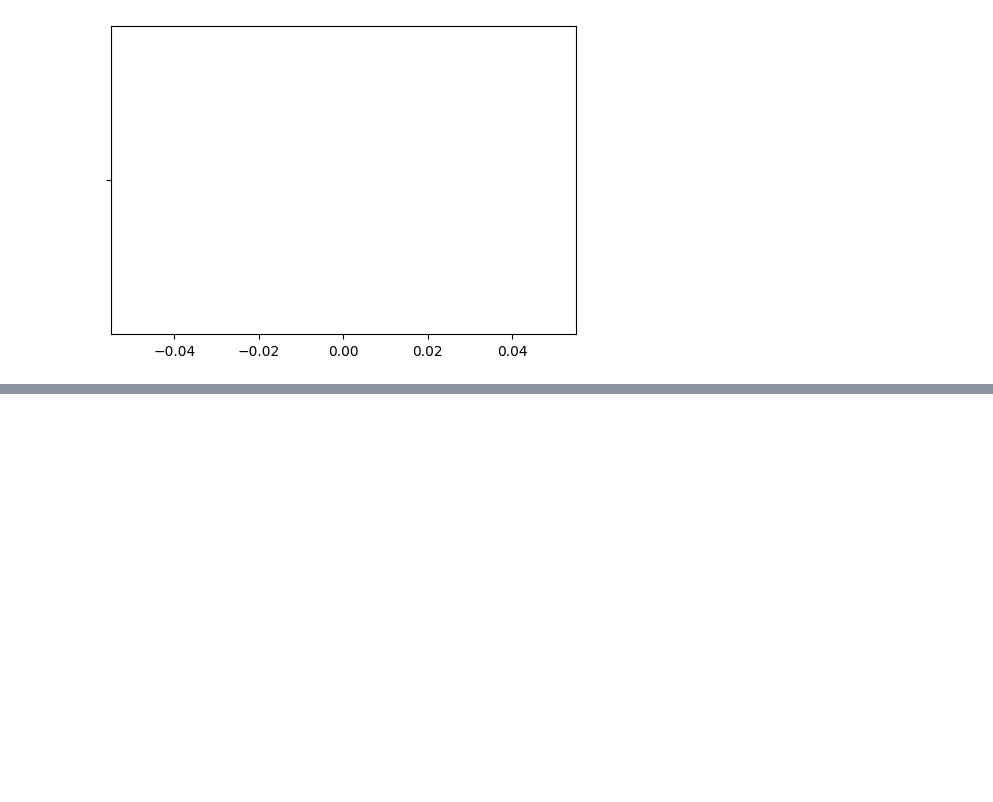
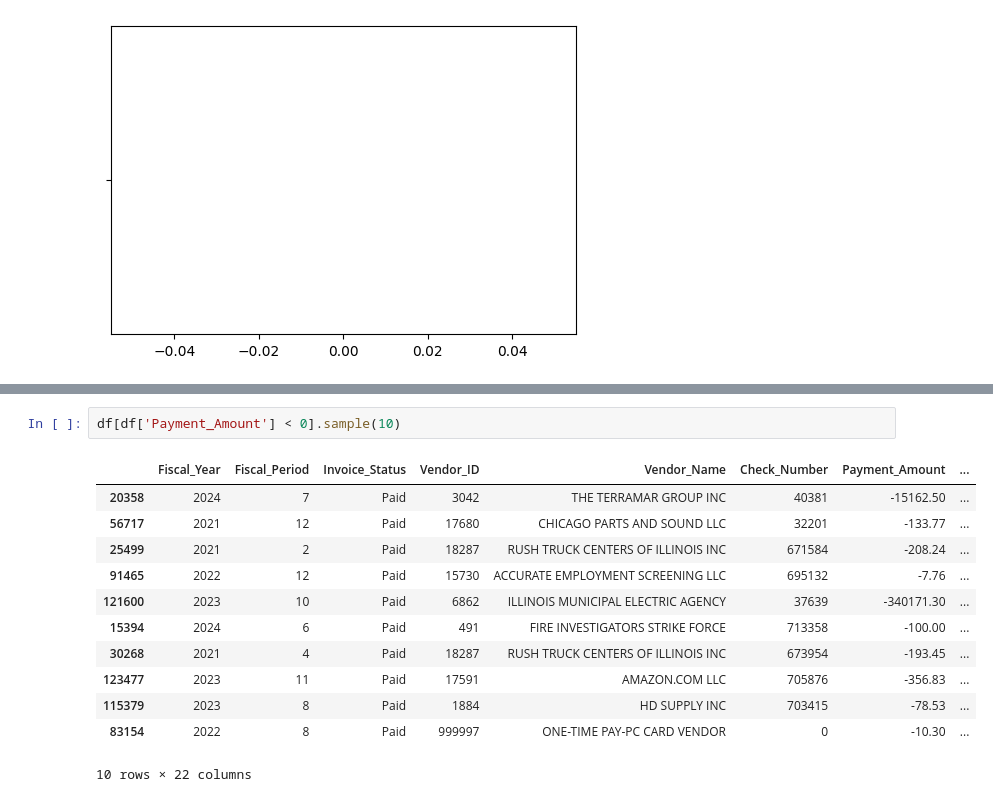
Before and after one commit to yeahmanitsmike/Analytics-Practice, a Jupyter notebook: src/csv_analysis.ipynb, the cells around one changed output, grey strips where cells are left out. Saved outputs shown, nothing was run; the diff lists cells and outputs as text; blank space fills up the shorter version.

```diff
--- a/src/csv_analysis.ipynb
+++ b/src/csv_analysis.ipynb
@@ -172,0 +358,15 @@ ValueError: List of boxplot statistics and `positions` values must have same the
+# %%
+df[df['Payment_Amount'] < 0].sample(10)
+# %% [output]
+|  | Fiscal_Year | Fiscal_Period | Invoice_Status | Vendor_ID | Vendor_Name | Check_Number | Payment_Amount | ... |
+| 20358 | 2024 | 7 | Paid | 3042 | THE TERRAMAR GROUP INC | 40381 | -15162.50 | ... |
+| 56717 | 2021 | 12 | Paid | 17680 | CHICAGO PARTS AND SOUND LLC | 32201 | -133.77 | ... |
+| 25499 | 2021 | 2 | Paid | 18287 | RUSH TRUCK CENTERS OF ILLINOIS INC | 671584 | -208.24 | ... |
+| 91465 | 2022 | 12 | Paid | 15730 | ACCURATE EMPLOYMENT SCREENING LLC | 695132 | -7.76 | ... |
+| 121600 | 2023 | 10 | Paid | 6862 | ILLINOIS MUNICIPAL ELECTRIC AGENCY | 37639 | -340171.30 | ... |
+| 15394 | 2024 | 6 | Paid | 491 | FIRE INVESTIGATORS STRIKE FORCE | 713358 | -100.00 | ... |
+| 30268 | 2021 | 4 | Paid | 18287 | RUSH TRUCK CENTERS OF ILLINOIS INC | 673954 | -193.45 | ... |
+| 123477 | 2023 | 11 | Paid | 17591 | AMAZON.COM LLC | 705876 | -356.83 | ... |
+| 115379 | 2023 | 8 | Paid | 1884 | HD SUPPLY INC | 703415 | -78.53 | ... |
+| 83154 | 2022 | 8 | Paid | 999997 | ONE-TIME PAY-PC CARD VENDOR | 0 | -10.30 | ... |
+10 rows × 22 columns
```
Also changed, not shown: parts of 16 cells of this notebook.
